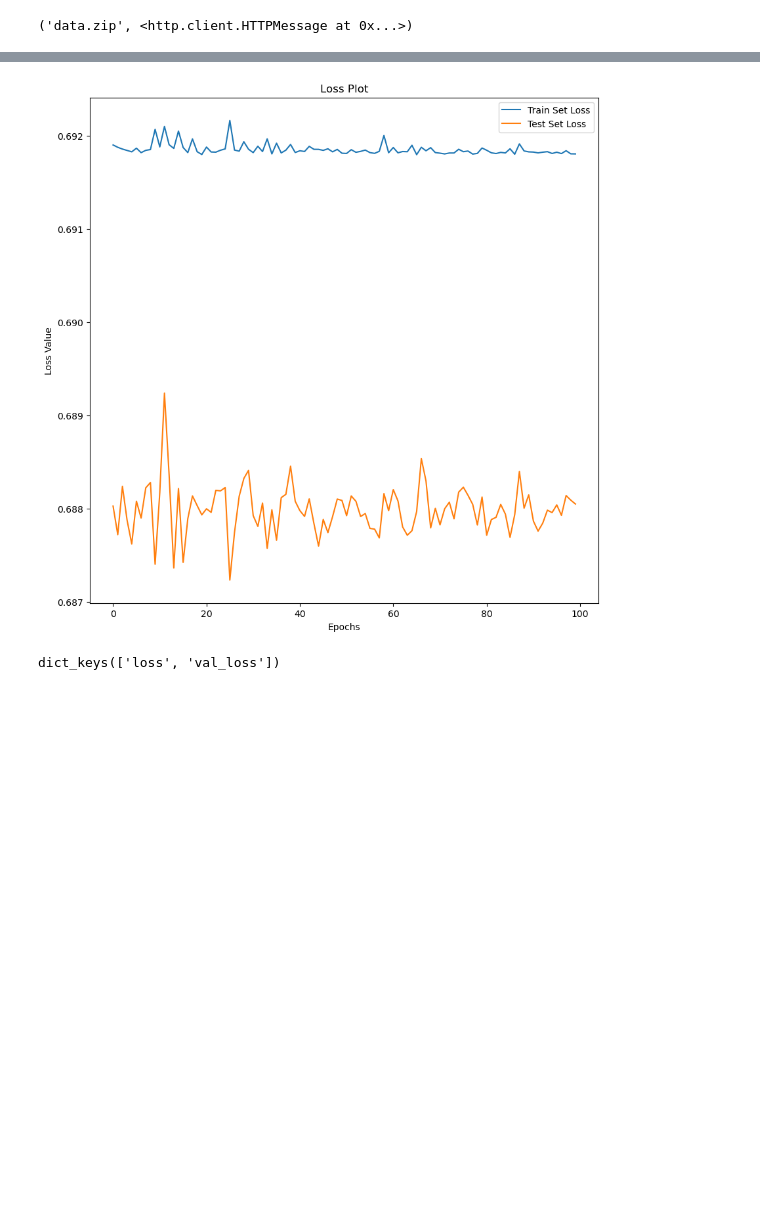
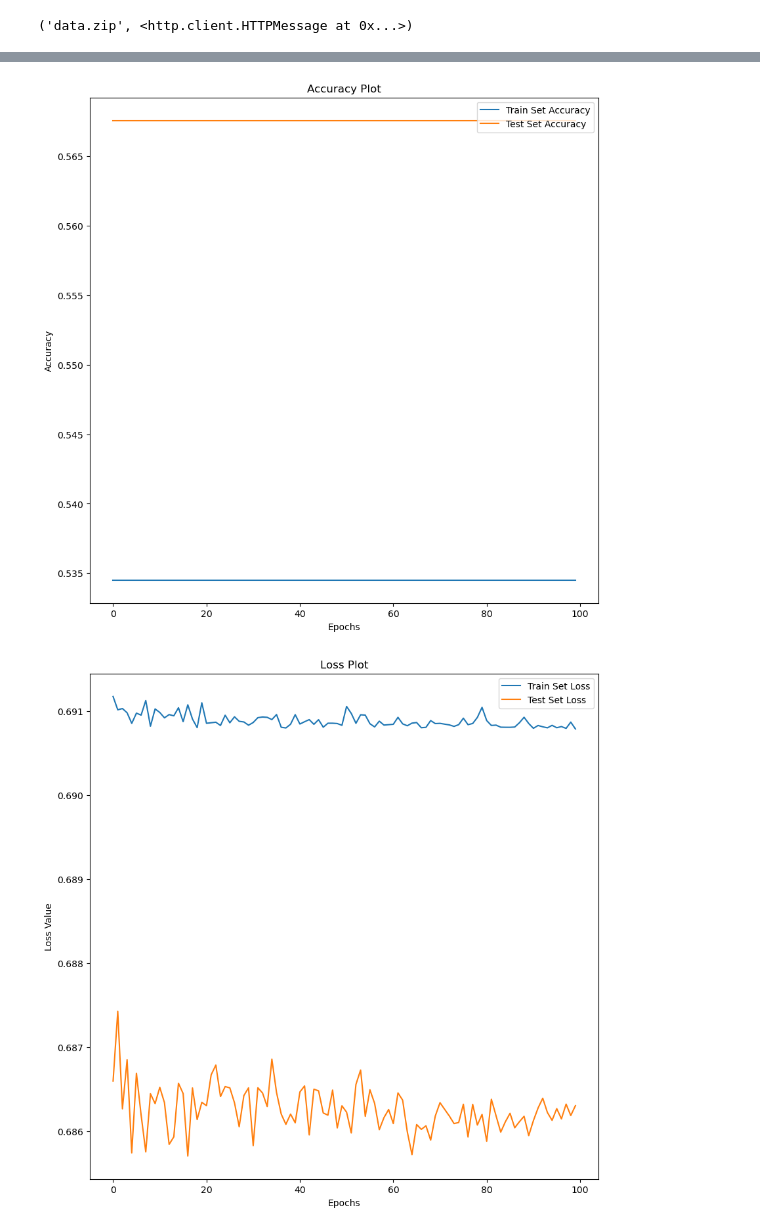
Before and after one commit to pegahahadian/imgProcessing, a Jupyter notebook: alexNET.ipynb, the cells around one changed output, grey strips where cells are left out. Saved outputs shown, nothing was run; the diff lists cells and outputs as text; code cells hidden in the pictures; blank space fills up the shorter version.

```diff
--- a/alexNET.ipynb
+++ b/alexNET.ipynb
@@ -403,10 +398,0 @@ for layer in model.layers:
-# %%
-aug = ImageDataGenerator(zoom_range=0.1,
-                         width_shift_range=0.05,
-                         height_shift_range=0.05)
-
-# Compile the model
-model.compile(optimizer='adam', loss='categorical_crossentropy')
-
-# Train the model
-hist = model.fit(aug.flow(X_train, Y_train, batch_size=128), epochs=100, validation_data=(X_test, Y_test))
@@ -430,0 +419,12 @@ Epoch 100/100
+# %%
+aug = ImageDataGenerator(zoom_range=0.1,
+                         width_shift_range=0.05,
+                         height_shift_range=0.05)
+
+# Compile the model
+#model.compile(optimizer='adam', loss='categorical_crossentropy')
+model.compile(optimizer='adam', loss='categorical_crossentropy', metrics=['accuracy'])
+
+# Train the model
+#hist = model.fit(aug.flow(X_train, Y_train, batch_size=128), epochs=100, validation_data=(X_test, Y_test))
+hist = model.fit(aug.flow(X_train, Y_train, batch_size=32), epochs=100, validation_data=(X_test, Y_test))
@@ -431,28 +449,25 @@ Epoch 100/100
 # %%
 import matplotlib.pyplot as plt
 
 # Accuracy Plot
-#figure = plt.figure(figsize=(10, 10))
-#plt.plot(hist.history['accuracy'], label='Train Set Accuracy')
-#plt.plot(hist.history['val_accuracy'], label='Test Set Accuracy')
-#plt.title('Accuracy Plot')
-#plt.xlabel('Epochs')
-#plt.ylabel('Accuracy')
-#plt.legend(loc='upper right')
-#plt.show()
+figure = plt.figure(figsize=(10, 10))
+plt.plot(hist.history['accuracy'], label='Train Set Accuracy')
+plt.plot(hist.history['val_accuracy'], label='Test Set Accuracy')
+plt.title('Accuracy Plot')
+plt.xlabel('Epochs')
+plt.ylabel('Accuracy')
+plt.legend(loc='upper right')
+plt.show()
 
 # Loss Plot
 figure2 = plt.figure(figsize=(10, 10))
 plt.plot(hist.history['loss'], label='Train Set Loss')
 plt.plot(hist.history['val_loss'], label='Test Set Loss')
 plt.title('Loss Plot')
 plt.xlabel('Epochs')
 plt.ylabel('Loss Value')
 plt.legend(loc='upper right')
 plt.show()
 # %% [output]
-[figure, old version]
+[figure, new version]
+[figure, added]
-# %%
-print(hist.history.keys())
-# %% [output]
-dict_keys(['loss', 'val_loss'])
```
Also changed, not shown: parts of 30 cells of this notebook.
